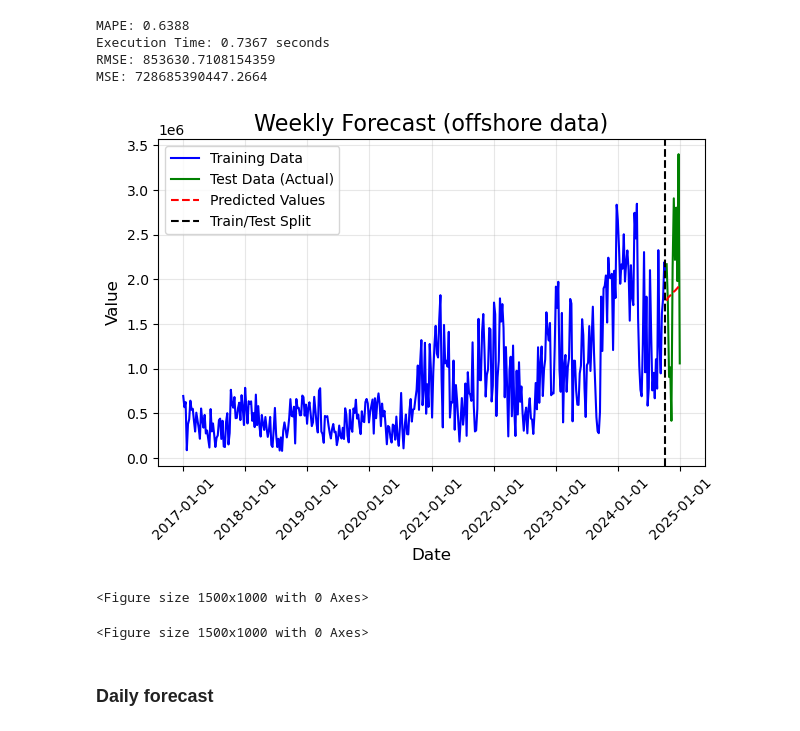
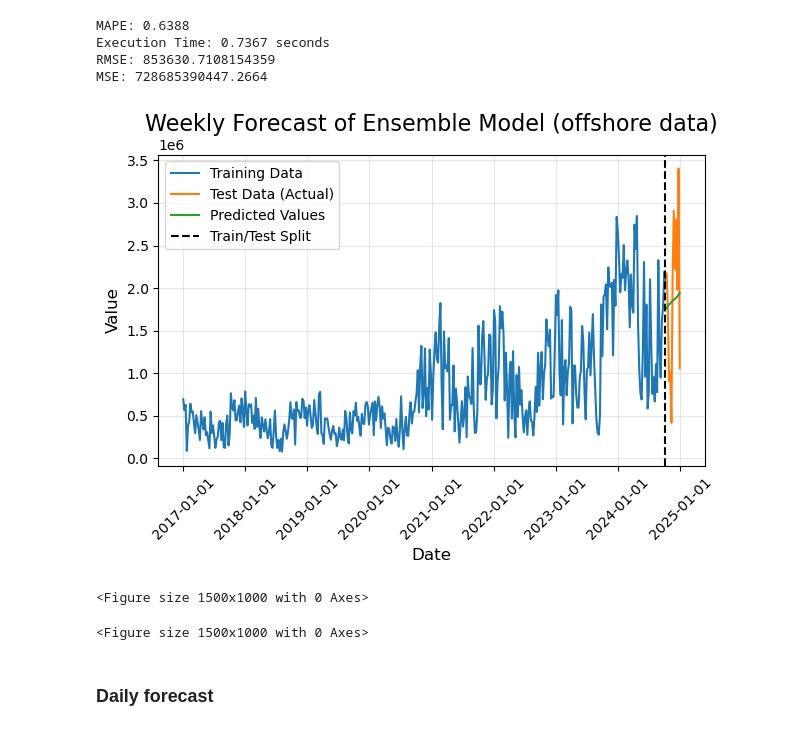
Before and after one commit to benrodion/Watts-next, a Jupyter notebook: models_ensemble.ipynb, the cells around one changed output. Drawn from its saved outputs; the diff is of its cells as text; code cells hidden in the pictures.

```diff
--- a/models_ensemble.ipynb
+++ b/models_ensemble.ipynb
@@ -394,35 +390,36 @@ RMSE: 853630.7108154359
 MSE: 728685390447.2664
 # %%
 # Plot the data
-plt.plot(y_train_off_w.index, y_train_off_w, 'b-', label='Training Data')
-plt.plot(y_test_off_w.index, y_test_off_w, 'g-', label='Test Data (Actual)')
-plt.plot(ens_pred_off_w.index, ens_pred_off_w, 'r--', label='Predicted Values')
+plt.plot(y_train_off_w.index, y_train_off_w, label='Training Data')
+plt.plot(y_test_off_w.index, y_test_off_w, label='Test Data (Actual)')
+plt.plot(ens_pred_off_w.index, ens_pred_off_w, label='Predicted Values')
 
 # Add a vertical line at the train/test split
 split_date = y_train_off_w.index[-1]
 plt.axvline(x=split_date, color='k', linestyle='--', label='Train/Test Split')
 
 # Customize the plot
-plt.title("Weekly Forecast (offshore data)", fontsize=16)
+plt.title("Weekly Forecast of Ensemble Model (offshore data)", fontsize=16)
 plt.xlabel('Date', fontsize=12)
 plt.ylabel('Value', fontsize=12)
 plt.legend(loc='best', fontsize=10)
 
 # Format x-axis dates
 date_format = DateFormatter("%Y-%m-%d")
 plt.gca().xaxis.set_major_formatter(date_format)
 plt.xticks(rotation=45)
 
 # Add grid and tight layout
 plt.grid(True, alpha=0.3)
 plt.tight_layout()
+plt.savefig('plots/ensemble_off_w.png', dpi=300, bbox_inches='tight')
 plt.show()
 
 # Comparison of multiple models
 figsize = (15, 10)
 plt.figure(figsize=figsize)
 # %% [output]
-[figure, old version]
+[figure, new version]
 <Figure size 1500x1000 with 0 Axes>
 <Figure size 1500x1000 with 0 Axes>
 # %% [markdown]
```
Also changed, not shown: parts of 4 cells of this notebook, 12 other files.
